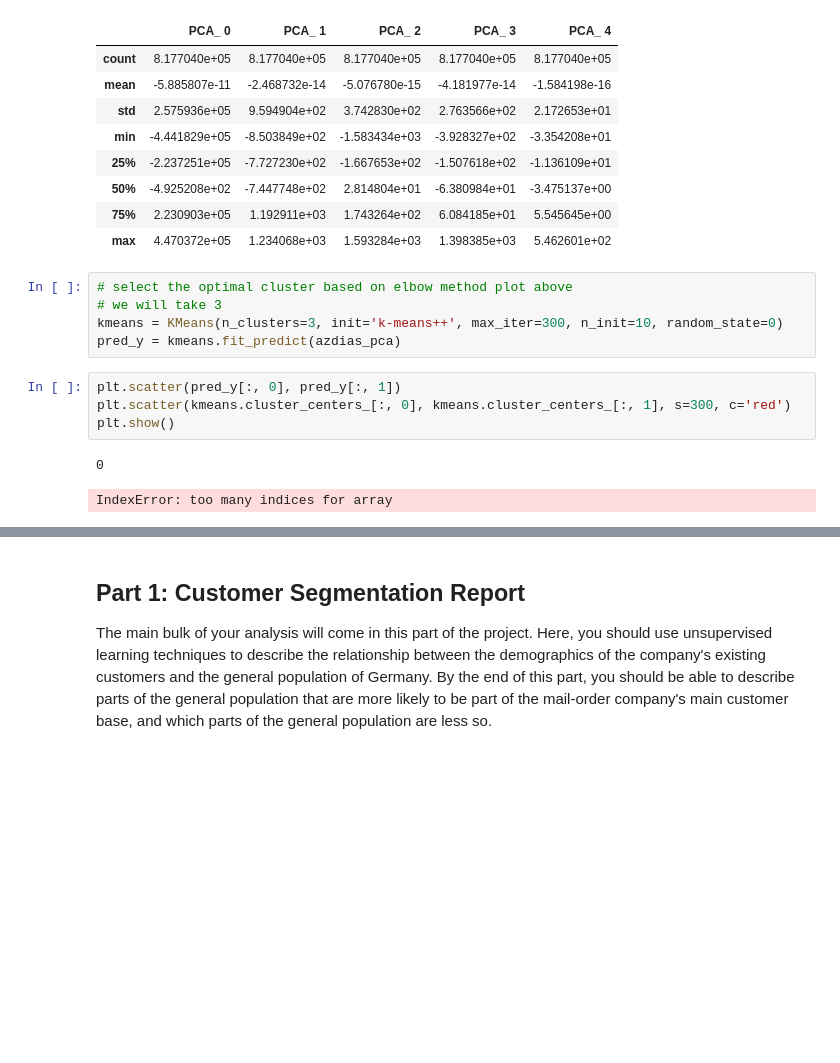
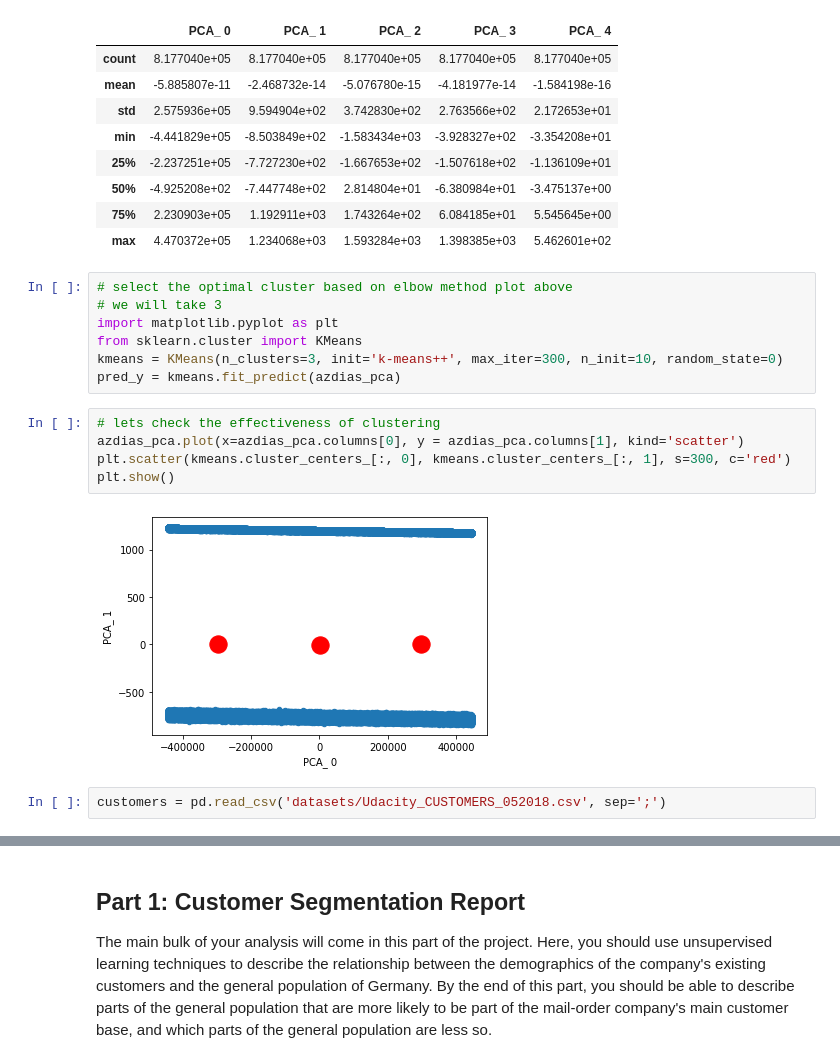
Before and after one commit to pranavkantgaur/udacity-mlnd-arvato-customer-segmentation, a Jupyter notebook: Arvato Project Workbook.ipynb, the cells around one changed output, grey strips where cells are left out. Saved outputs shown, nothing was run; the diff lists cells and outputs as text; blank space fills up the shorter version.

```diff
--- a/Arvato Project Workbook.ipynb
+++ b/Arvato Project Workbook.ipynb
@@ -263,12 +264,16 @@ azdias_pca.describe()
 # %%
 # select the optimal cluster based on elbow method plot above
 # we will take 3
+import matplotlib.pyplot as plt
+from sklearn.cluster import KMeans
 kmeans = KMeans(n_clusters=3, init='k-means++', max_iter=300, n_init=10, random_state=0)
 pred_y = kmeans.fit_predict(azdias_pca)
 # %%
-plt.scatter(pred_y[:, 0], pred_y[:, 1])
+# lets check the effectiveness of clustering
+azdias_pca.plot(x=azdias_pca.columns[0], y = azdias_pca.columns[1], kind='scatter')
 plt.scatter(kmeans.cluster_centers_[:, 0], kmeans.cluster_centers_[:, 1], s=300, c='red')
 plt.show()
 # %% [output]
-0
-IndexError: too many indices for array
+[figure, added]
+# %%
+customers = pd.read_csv('datasets/Udacity_CUSTOMERS_052018.csv', sep=';')
```
Also changed, not shown: parts of 8 cells of this notebook.
